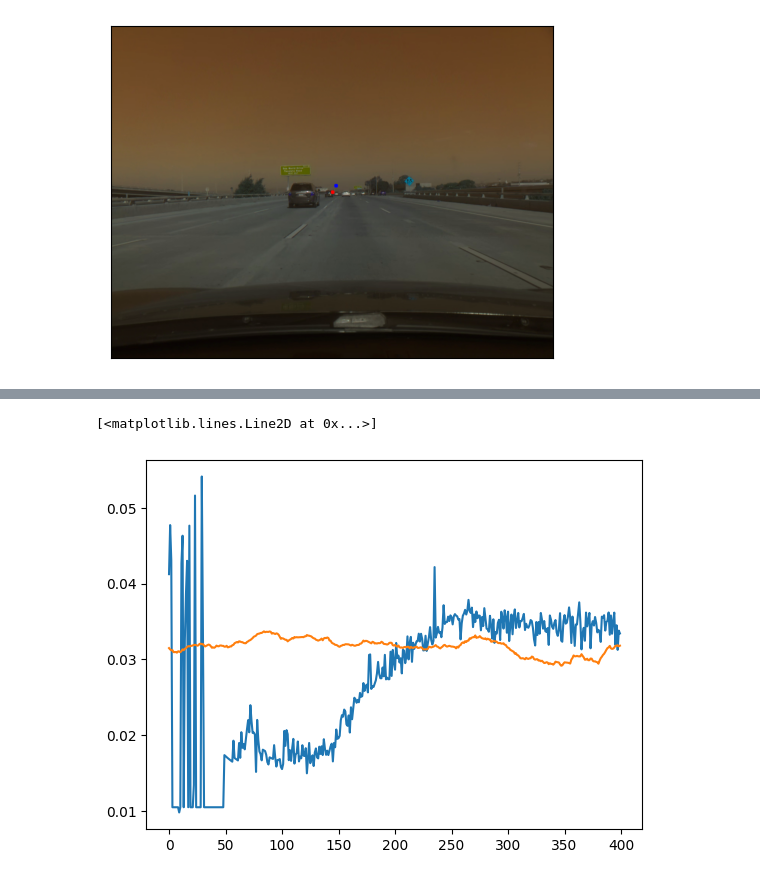
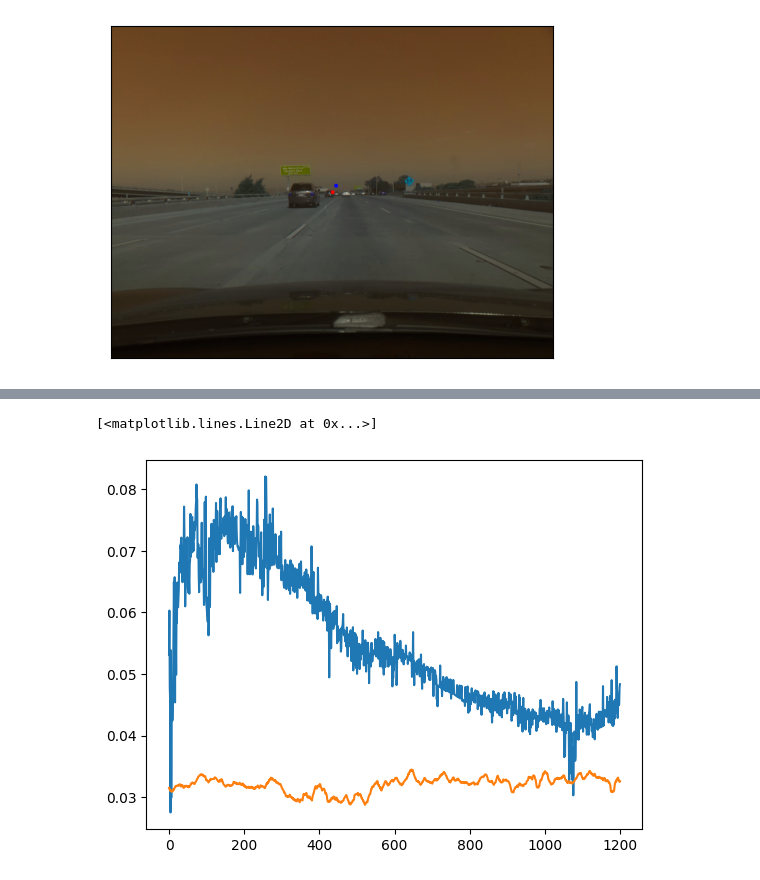
Before and after one commit to connor-henderson/calib_challenge, a Jupyter notebook: eda.ipynb, the cells around one changed output, grey strips where cells are left out. Saved outputs shown, nothing was run; the diff lists cells and outputs as text; code cells hidden in the pictures.

```diff
--- a/eda.ipynb
+++ b/eda.ipynb
@@ -640,14 +500,10 @@ def lane_with_mom_calc(lane, prev_lanes, standard_lane):
 # %%
-def process_image(image, prev_left_lanes, prev_right_lanes, prev_canny_imgs=None):
+def process_image(image, prev_left_lanes, prev_right_lanes):
     copy_img = np.copy(image)
     gray_img = cv2.cvtColor(copy_img, cv2.COLOR_BGR2GRAY)
     canny = cv2.Canny(copy_img, 50, 100)
-    if prev_canny_imgs is not None:
-        canny = combine_with_previous_second_canny(canny, prev_canny_imgs)
-
     masked_edges = get_roi_from_img(canny)
     hough_lines = get_hough_lines_p(masked_edges)
-    hough_img = draw_lines(np.copy(image), hough_lines)
 
     # take the hough lines, give me a set of acceptable points
     left_pts, right_pts, left_pts_img, right_pts_image = lines_to_filtered_pts(copy_img, hough_lines)
@@ -665,20 +521,3 @@ def process_image(image, prev_left_lanes, prev_right_lanes, prev_canny_imgs=None
     vp = get_intersection_with_standard_lanes(left_lane_with_mom, right_lane_with_mom)
 
     return vp
-# %%
-# seed(0)
-left = []
-right = []
-canny = []
-count = 20
-for i in range(count):
-    rand_idx = num = math.floor(random() * test_data.shape[0])
-    rand_frame = test_data[rand_idx]
-
-    vp = process_image(rand_frame, left, right, canny)
-    print(vp)
-    # show([rand_frame, canny])
-    # show([left_pts_img])
-    # show([right_pts_image, right_img])
-# print(len(left))
-# print(len(right))
@@ -759,3 +532,7 @@ cv2.line
 show([im_copy])
 # %% [output]
 [figure]
+# %%
+frame = test_data[0]
+current_img = np.copy(frame)
+process_image(current_img, left_lanes, right_lanes)
@@ -762,30 +542,31 @@ show([im_copy])
 # %%
+# rand_idx = num = math.floor(random() * test_data.shape[0])
 calculated_vps = []
-
 left_lanes = []
 right_lanes = []
+scale = []
 
 count = 1200
-start_idx = 4000
+start_idx = 2400
 training_slice = training_data[start_idx:count+start_idx]
 for frame, _gt in training_slice:
     current_img = np.copy(frame)
     vp = process_image(current_img, left_lanes, right_lanes)
     _roll_calib, pitch_calib, yaw_calib = get_calib_from_vp(vp)
     calculated_vps.append([pitch_calib, yaw_calib])
 
 train_yaw_labels = [x for x in train_labels['yaw'][:count]]
 test_yaw_labels = [yaw for pitch, yaw in calculated_vps]
 
-# left_lane_slopes = [x for x, y in left_lanes]
-# left_lane_slopes_avg = [np.mean(left_lanes[:i], axis=0)[0] for i in range(len(left_lanes))]
-# print(left_lane_slopes_avg)
+train_pitch_labels = [x for x in train_labels['pitch'][:count]]
+test_pitch_labels = [pitch for pitch, yaw in calculated_vps]
 
 
+# plt.plot(range(count), scale, label='scaling factor')
 plt.plot(range(count), test_yaw_labels, label='yaw-test')
 plt.plot(range(count), train_yaw_labels, label='yaw-train')
-# plt.plot(range(count), left_lane_slopes, label='left-lane-slopes')
-# plt.plot(range(count), left_lane_slopes_avg, label='left-lane-slopes')
+# plt.plot(range(count), test_pitch_labels, label='pitch-test')
+# plt.plot(range(count), train_pitch_labels, label='pitch-train')
 # %% [output]
 [<matplotlib.lines.Line2D at 0x...>]
-[figure, old version]
+[figure, new version]
```
Also changed, not shown: parts of 20 cells of this notebook, 2 other files.
